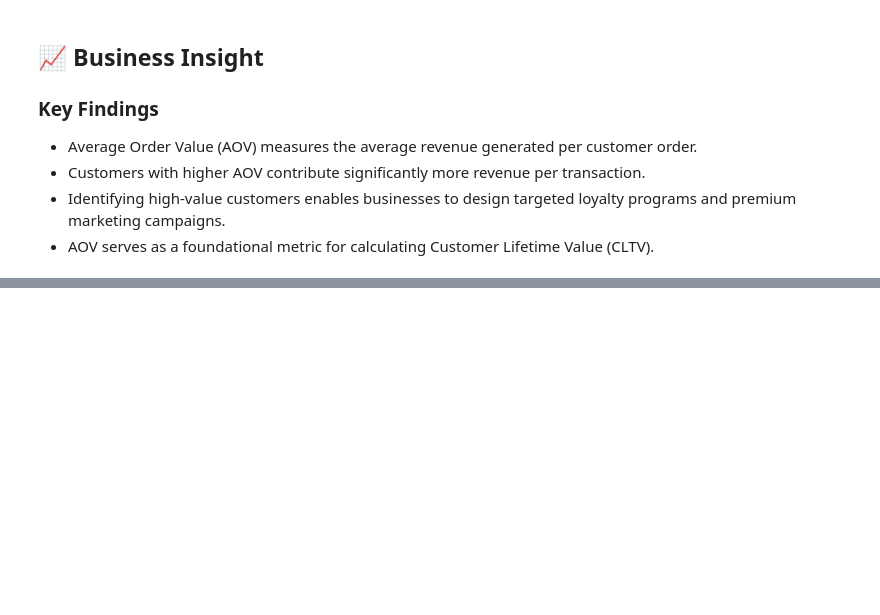
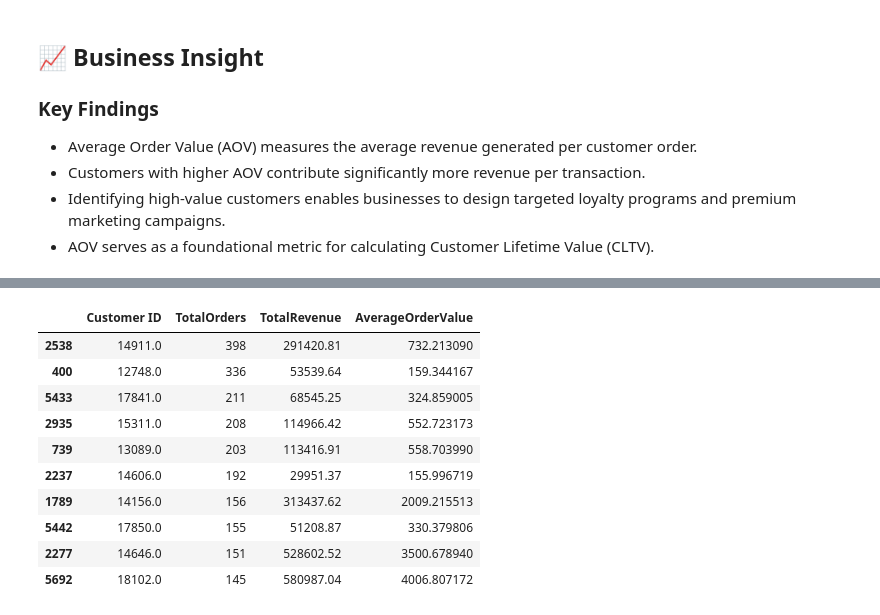
Before and after one commit to arjunkacha/saas-cohort-retention-cltv-analysis, a Jupyter notebook: notebooks/project_2_cohort_retention_cltv_analysis.ipynb, the cells around one changed output, grey strips where cells are left out. Saved outputs shown, nothing was run; the diff lists cells and outputs as text; code cells hidden in the pictures; blank space fills up the shorter version.

```diff
--- a/notebooks/project_2_cohort_retention_cltv_analysis.ipynb
+++ b/notebooks/project_2_cohort_retention_cltv_analysis.ipynb
@@ -581,0 +613,20 @@ plt.show()
+# %%
+top_repeat_customers = (
+    customer_summary
+    .sort_values(by="TotalOrders", ascending=False)
+    .head(10)
+)
+
+top_repeat_customers
+# %% [output]
+|  | Customer ID | TotalOrders | TotalRevenue | AverageOrderValue |
+| 2538 | 14911.0 | 398 | 291420.81 | 732.213090 |
+| 400 | 12748.0 | 336 | 53539.64 | 159.344167 |
+| 5433 | 17841.0 | 211 | 68545.25 | 324.859005 |
+| 2935 | 15311.0 | 208 | 114966.42 | 552.723173 |
+| 739 | 13089.0 | 203 | 113416.91 | 558.703990 |
+| 2237 | 14606.0 | 192 | 29951.37 | 155.996719 |
+| 1789 | 14156.0 | 156 | 313437.62 | 2009.215513 |
+| 5442 | 17850.0 | 155 | 51208.87 | 330.379806 |
+| 2277 | 14646.0 | 151 | 528602.52 | 3500.678940 |
+| 5692 | 18102.0 | 145 | 580987.04 | 4006.807172 |
```
Also changed, not shown: parts of 6 cells of this notebook.
